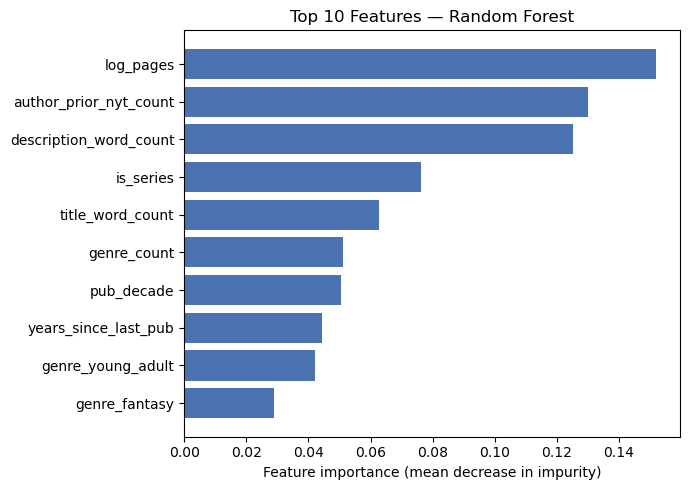
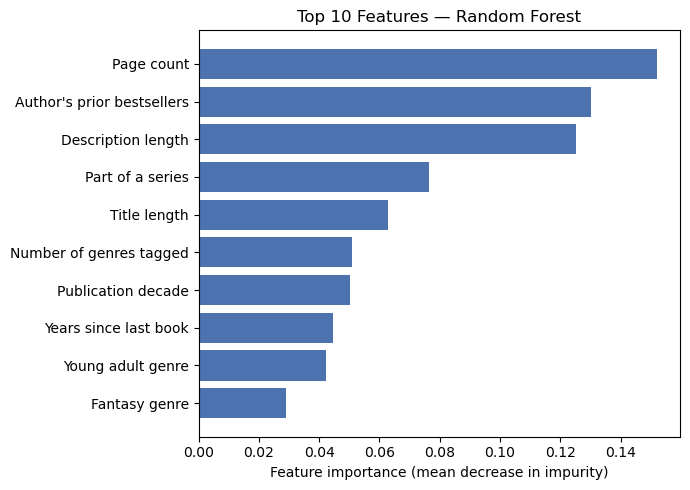
The change to this notebook cell's code, shown as a diff; its figure went from the first image to the second:
--- before
+++ after
@@ -1,10 +1,35 @@
 # ── Presentation chart 3: RF feature importance, top 10 ────────────────────
-top10_rf = imp_df.head(10)
+# top10_rf = imp_df.head(10)
+
+# fig, ax = plt.subplots(figsize=(7, 5))
+# ax.barh(top10_rf['feature'][::-1], top10_rf['importance'][::-1], color='#4C72B0')
+# ax.set_xlabel('Feature importance (mean decrease in impurity)')
+# ax.set_title('Top 10 Features — Random Forest')
+# plt.tight_layout()
+# plt.savefig(RESULTS_DIR / '04_rf_importance_top10.png', dpi=150, bbox_inches='tight')
+# plt.show()
+
+# ── Presentation chart 3: RF feature importance, top 10 (plain-language labels) ──
+top10_rf = imp_df.head(10).copy()
+
+label_map = {
+    'log_pages': 'Page count',
+    'author_prior_nyt_count': "Author's prior bestsellers",
+    'description_word_count': 'Description length',
+    'is_series': 'Part of a series',
+    'title_word_count': 'Title length',
+    'genre_count': 'Number of genres tagged',
+    'pub_decade': 'Publication decade',
+    'years_since_last_pub': 'Years since last book',
+    'genre_young_adult': 'Young adult genre',
+    'genre_fantasy': 'Fantasy genre',
+}
+top10_rf['label'] = top10_rf['feature'].map(label_map).fillna(top10_rf['feature'])
 
 fig, ax = plt.subplots(figsize=(7, 5))
-ax.barh(top10_rf['feature'][::-1], top10_rf['importance'][::-1], color='#4C72B0')
+ax.barh(top10_rf['label'][::-1], top10_rf['importance'][::-1], color='#4C72B0')
 ax.set_xlabel('Feature importance (mean decrease in impurity)')
 ax.set_title('Top 10 Features — Random Forest')
 plt.tight_layout()
-plt.savefig(RESULTS_DIR / '04_rf_importance_top10.png', dpi=150, bbox_inches='tight')
+plt.savefig(RESULTS_DIR / '04_rf_importance_top10.png', dpi=200, bbox_inches='tight')
 plt.show()

Commit: Update the op 10 feature figure